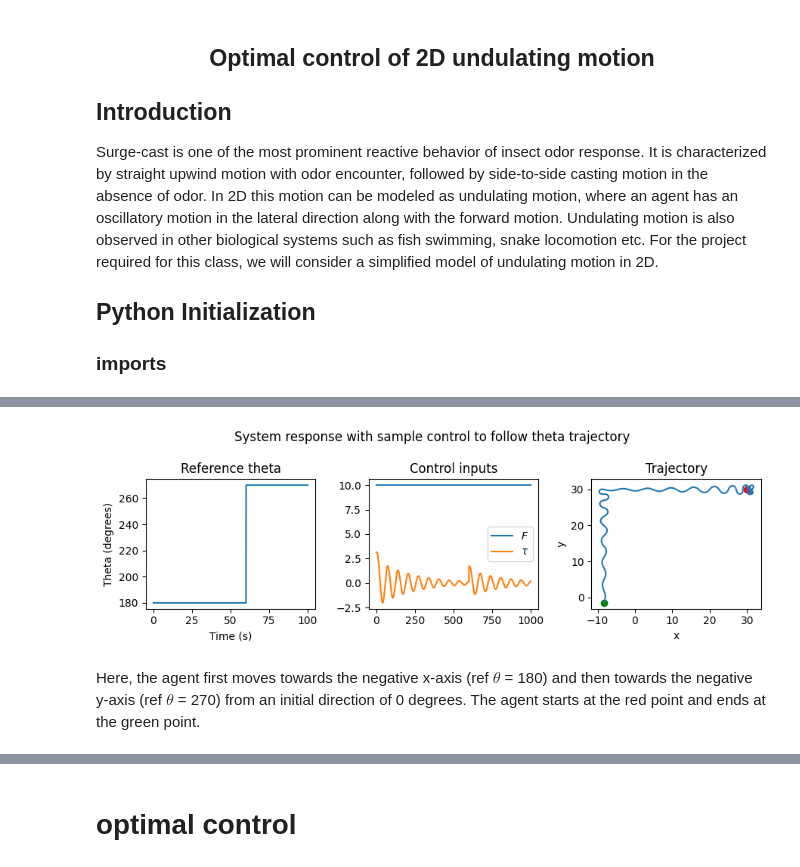
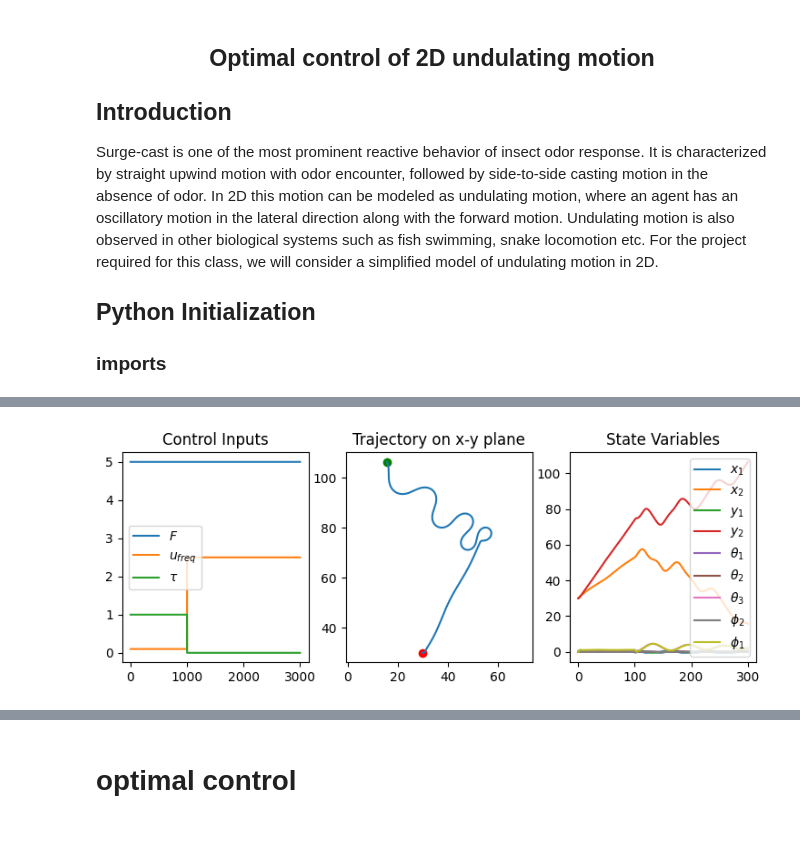
Before and after one commit to tamzeed-toha/optimal_control, a Jupyter notebook: project/project.ipynb, the cells around one changed output, grey strips where cells are left out. Drawn from its saved outputs; the diff is of its cells as text; code cells hidden in the pictures; blank space fills up the shorter version.

```diff
--- a/project/project.ipynb
+++ b/project/project.ipynb
@@ -54,40 +54,44 @@ where, $c_1, c_2, c_3, c_4$ are constants, $F$ is the force in the forward direc
 
 ## Sample responses
-# %%
-T = 100
-dt = .1
-N = int(T/dt)
-timeseries = np.linspace(0, T, N)
-
-ref_theta = np.linspace(np.pi, np.pi * 1.5, N)
-ref_theta = np.where(ref_theta > 1.3 * np.pi, 1.5 * np.pi, np.pi)
-
-initial_state = [0, 30, 0, 30, 0, 0, 0]
-result = sp.integrate.odeint(follow_sample_theta_trajectory, initial_state, timeseries, args=(timeseries, ref_theta))
-xpos, ypos, = result[:,1], result[:,3]
-
-inputs = [sample_control(result[i], timeseries[i], timeseries, ref_theta) for i in range(len(result))]
-inputs = np.array(inputs)
-
-fig, [ax,bx,cx] = plt.subplots(1,3, figsize=(9,3))
-ax.plot(timeseries, np.rad2deg(ref_theta))
-ax.set_title('Reference theta')
-ax.set_xlabel('Time (s)')
-ax.set_ylabel('Theta (degrees)')
-bx.plot(inputs, label=['$F$', '$\\tau$'])
-bx.set_title('Control inputs')
-bx.legend()
-cx.plot(xpos, ypos)
-cx.scatter(xpos[0], ypos[0], c='r')
-cx.scatter(xpos[-1], ypos[-1], c='g')
-cx.set_xlabel('x')
-cx.set_ylabel('y')
-cx.set_title('Trajectory')
-fig.suptitle('System response with sample control to follow theta trajectory')
-fig.tight_layout()
-plt.show()
-
-Markdown(f'''Here, the agent first moves towards the negative x-axis (ref $\\theta$ = 180) and then towards the negative y-axis (ref $\\theta$ = 270) from an initial direction of 0 degrees. The agent starts at the red point and ends at the green point.''')
-# %% [output]
-[figure, removed]
-Here, the agent first moves towards the negative x-axis (ref $\theta$ = 180) and then towards the negative y-axis (ref $\theta$ = 270) from an initial direction of 0 degrees. The agent starts at the red point and ends at the green point.
+# %%
+T = 300
+dt = .1
+N = int(T/dt)
+timeseries = np.linspace(0, T, N)
+
+def sample_response(state, t):
+    F, u_freq, tau = sample_control(state, t)
+    xdot = f(state, [F, u_freq, tau])
+    # xdot = my_agent.f(state, [F, u_freq, tau])
+    return xdot
+
+def sample_control(state, t):
+    F = 5
+    if t < 100:
+        u_freq = .1
+        tau = 1
+    else:
+        u_freq = 2.5
+        tau = 0
+    return [F, u_freq, tau]
+
+initial_state = [0, 30, 0, 30, 0, 0, 0, 0, 0]
+result = sp.integrate.odeint(sample_response, initial_state, timeseries)
+xx,yy = result[:,1], result[:,3]
+inputs = [sample_control(result[i], timeseries[i]) for i in range(len(result))]
+
+fig, [ax,bx,cx] = plt.subplots(1,3, figsize=(9,3))
+ax.plot(inputs, label=['$F$', '$u_{freq}$', '$\\tau$'])
+ax.legend()
+ax.set_title('Control Inputs')
+bx.plot(xx, yy)
+bx.scatter(xx[0], yy[0], c='r')
+bx.scatter(xx[-1], yy[-1], c='g')
+bx.axis('equal')
+bx.set_title('Trajectory on x-y plane')
+cx.plot(timeseries, result, label=['$x_1$', '$x_2$', '$y_1$', '$y_2$', '$\\theta_1$', '$\\theta_2$', '$\\theta_3$', '$\\phi_2$', '$\\phi_1$'])
+cx.legend()
+cx.set_title('State Variables')
+plt.show()
+# %% [output]
+[figure, added]
```
Also changed, not shown: parts of 17 cells of this notebook, 1 other file.
